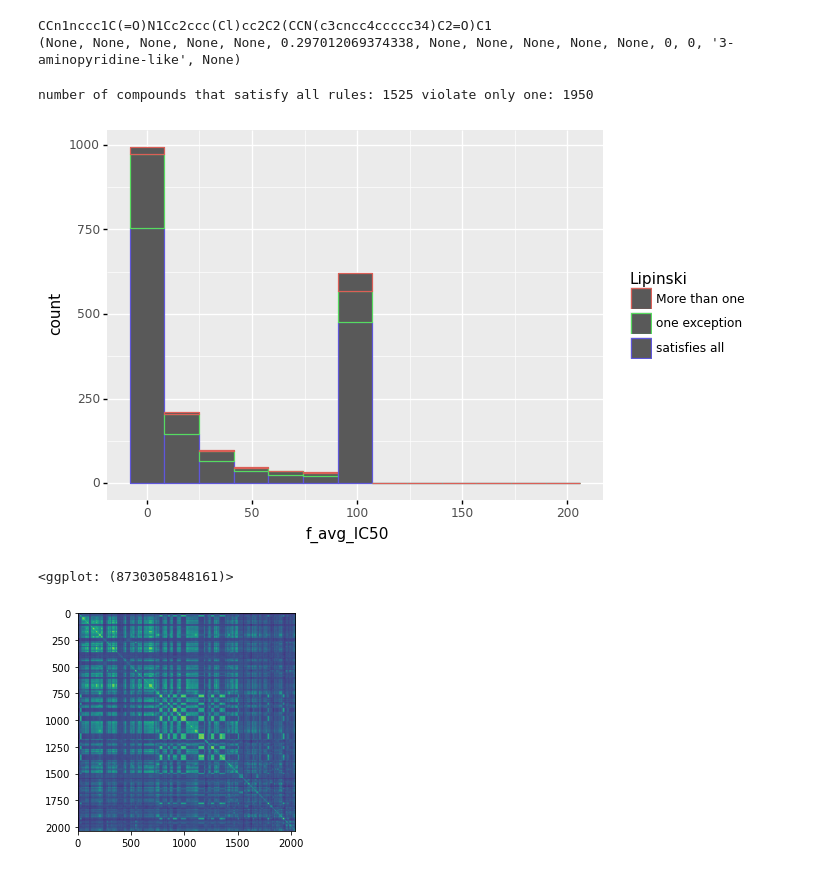
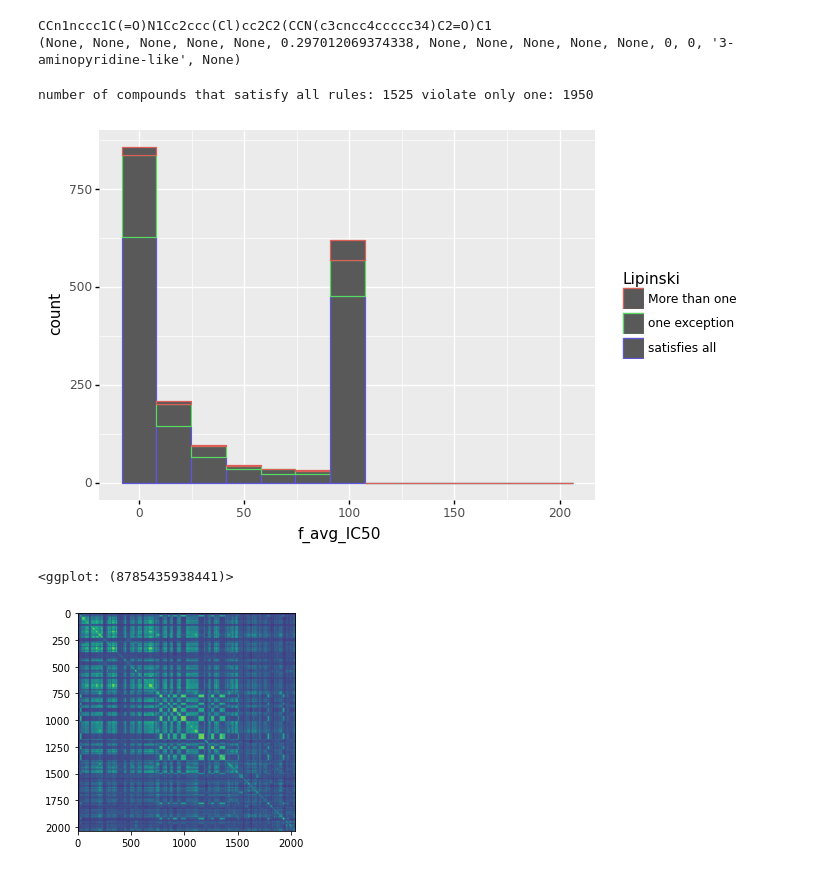
Before and after one commit to Elizabeth-Hayman/Data_science_practical, a Jupyter notebook: Data_ScienceFS.ipynb, the cells around one changed output. Cells and saved outputs as stored; diff of their text form; code cells hidden in the pictures.

```diff
--- a/Data_ScienceFS.ipynb
+++ b/Data_ScienceFS.ipynb
@@ -148,37 +149,38 @@ for sm in list_smiles:
         HAcceptors = True
     if Descriptors.MolWt(m) < 500:
         MW = True
     if Descriptors.MolLogP(m) < 5:
         LogP = True
     properties[sm[0]] = [HAcceptors,HDonors,MW,LogP]
 
 df_smiles_index = df.set_index('SMILES')
 df_properties = pd.DataFrame.from_dict(properties,orient='index', columns=['HAcceptors','HDonors','MW','LogP'])
 df_5 = df_properties.loc[df_properties['HAcceptors'] & df_properties['HDonors'] & df_properties['MW'] & df_properties['LogP']]
 df_4 = df_properties.loc[(df_properties['HAcceptors'] & df_properties['HDonors'] & df_properties['MW']) |
                         (df_properties['HAcceptors'] & df_properties['HDonors'] & df_properties['LogP']) |
                         (df_properties['HAcceptors'] & df_properties['MW'] & df_properties['LogP']) |
                         (df_properties['HDonors'] & df_properties['MW'] & df_properties['LogP'])]
 print('number of compounds that satisfy all rules:', len(df_5), 'violate only one:', len(df_4))
 df_smiles_index['Lipinski'] = np.empty(len(df_smiles_index))
 df_smiles_index['Lipinski'] = 'More than one'
 df_smiles_index.loc[df_4.index,'Lipinski'] = 'one exception'
 df_smiles_index.loc[df_5.index,'Lipinski'] = 'satisfies all'
 
 
 # Dfs only containing assays for the compounds that satisfy all Lipinski
 df_5_assays = df_smiles_index.loc[df_5.index]
 df_5_assays.set_index('CID', inplace=True)
 # satisfy 3 of the 4
 df_4_assays = df_smiles_index.loc[df_4.index]
 df_4_assays.set_index('CID', inplace=True)
 
-# 0 in the histogram means there was no data
-(ggplot(df_smiles_index.fillna(0), aes(x='f_avg_IC50', color='Lipinski')) + geom_histogram())
+# remove rows with no data
+df_smiles_index_no_zeros = df_smiles_index[['f_avg_IC50','Lipinski']].dropna()
+(ggplot(df_smiles_index_no_zeros, aes(x='f_avg_IC50', color='Lipinski')) + geom_histogram())
 # %% [output]
 number of compounds that satisfy all rules: 1525 violate only one: 1950
-[figure, old version]
+[figure, new version]
-<ggplot: (8730305848161)>
+<ggplot: (8785435938441)>
 # %%
 # Rdkit has compatibility to save a bit representation of the molecular fingerprint. Here we save the fingerprint array in a dictionary
 # and save a list of the bit representations of the fingerprints
```
Also changed, not shown: parts of 10 cells of this notebook, 2 other files.
